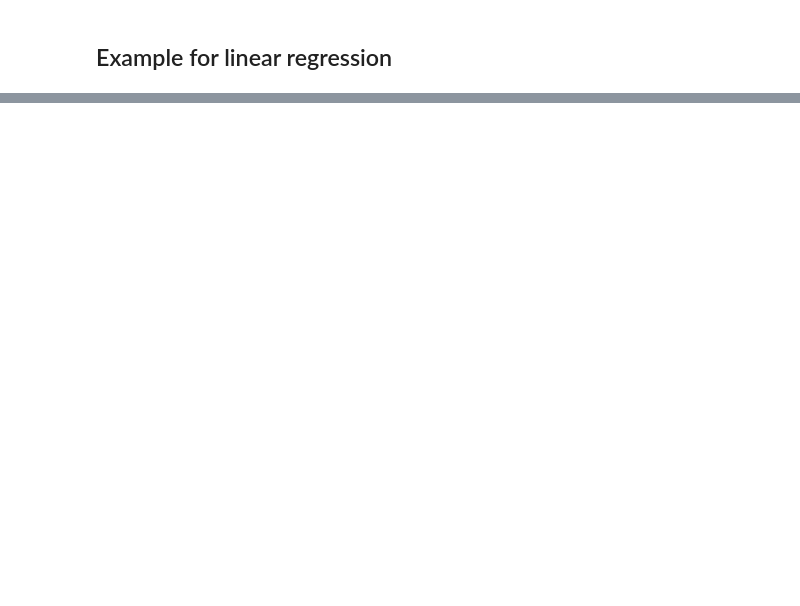
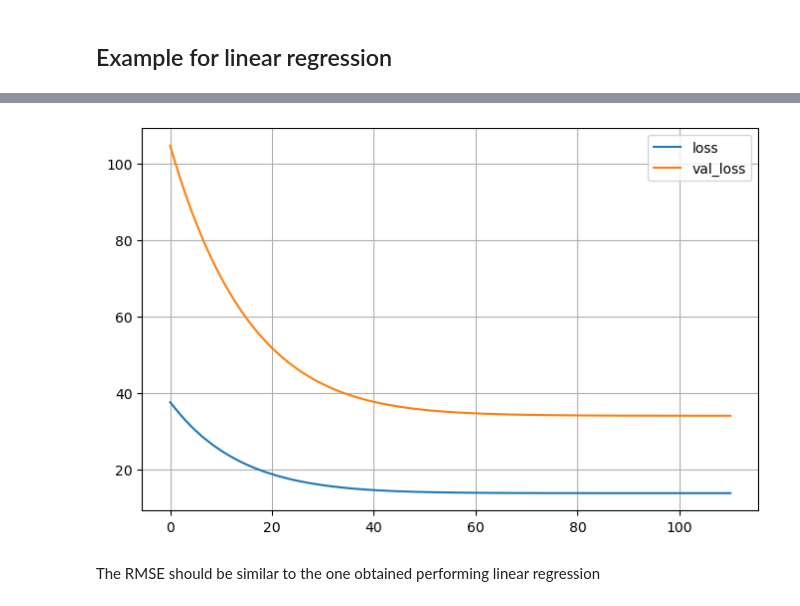
Before and after one commit to yshirai999/Erdos-project, a Jupyter notebook: Dataset.ipynb, the cells around one changed output, grey strips where cells are left out. Drawn from its saved outputs; the diff is of its cells as text; code cells hidden in the pictures; blank space fills up the shorter version.

Commit message:
added training of single layer neural network with no activation function

```diff
--- a/Dataset.ipynb
+++ b/Dataset.ipynb
@@ -86,0 +100,9 @@ np.float64(4.795295140884627)
+# %%
+reset_session()
+
+model = tf.keras.models.Sequential([
+    tf.keras.layers.Flatten(input_shape=[10]),
+    tf.keras.layers.Dense(1)
+])
+
+model.compile(loss="mse", optimizer="nadam")
@@ -86,0 +111,8 @@ np.float64(4.795295140884627)
+# %%
+early_stopping_cb = tf.keras.callbacks.EarlyStopping(patience=10,
+                                                  min_delta=0.01,
+                                                  restore_best_weights=True)
+run = model.fit(X_train['SPY'], y_train['SPY'], epochs=400,
+                validation_data=(X_valid['SPY'], y_valid['SPY']),
+                callbacks=[early_stopping_cb], verbose=0)
+pd.DataFrame(run.history).iloc[-11:]
@@ -86,0 +132,8 @@ np.float64(4.795295140884627)
+# %%
+pd.DataFrame(run.history).plot(figsize=(8, 5))
+plt.grid(True)
+plt.show()
+# %% [output]
+[figure, added]
+# %% [markdown]
+The RMSE should be similar to the one obtained performing linear regression
```
Also changed, not shown: parts of 10 cells of this notebook, 1 other file.
